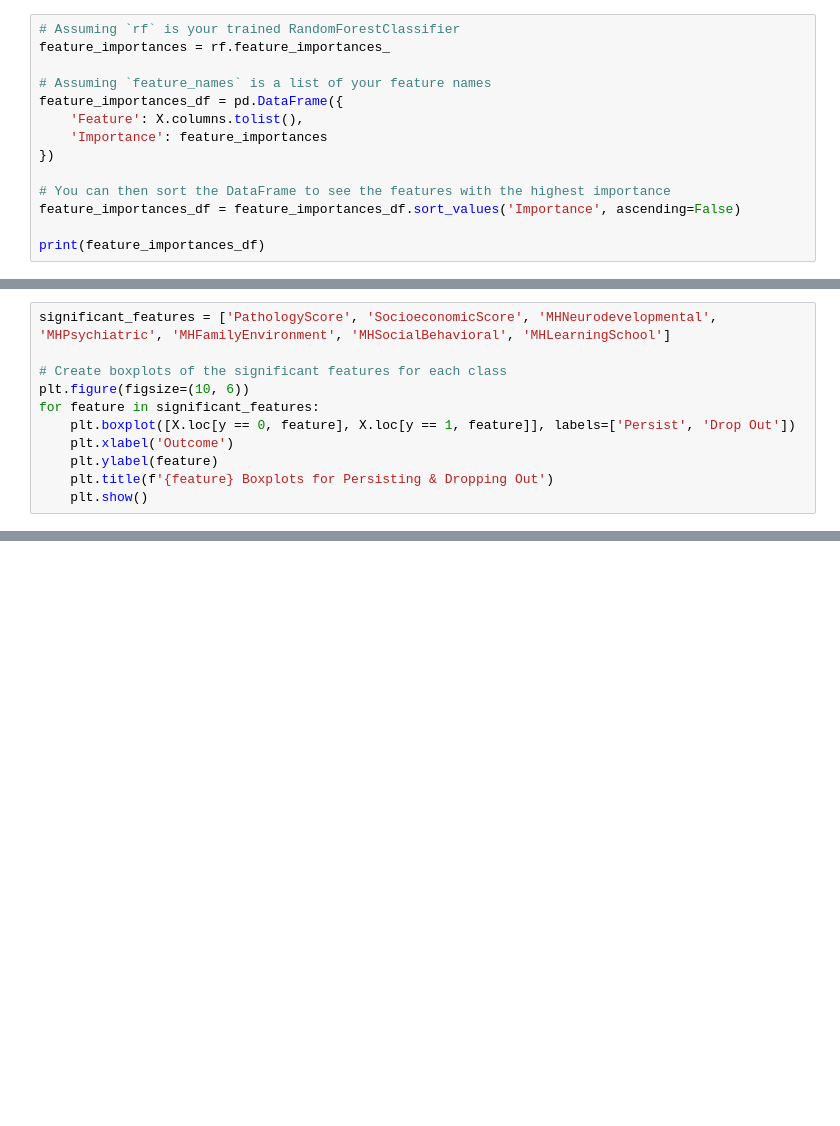
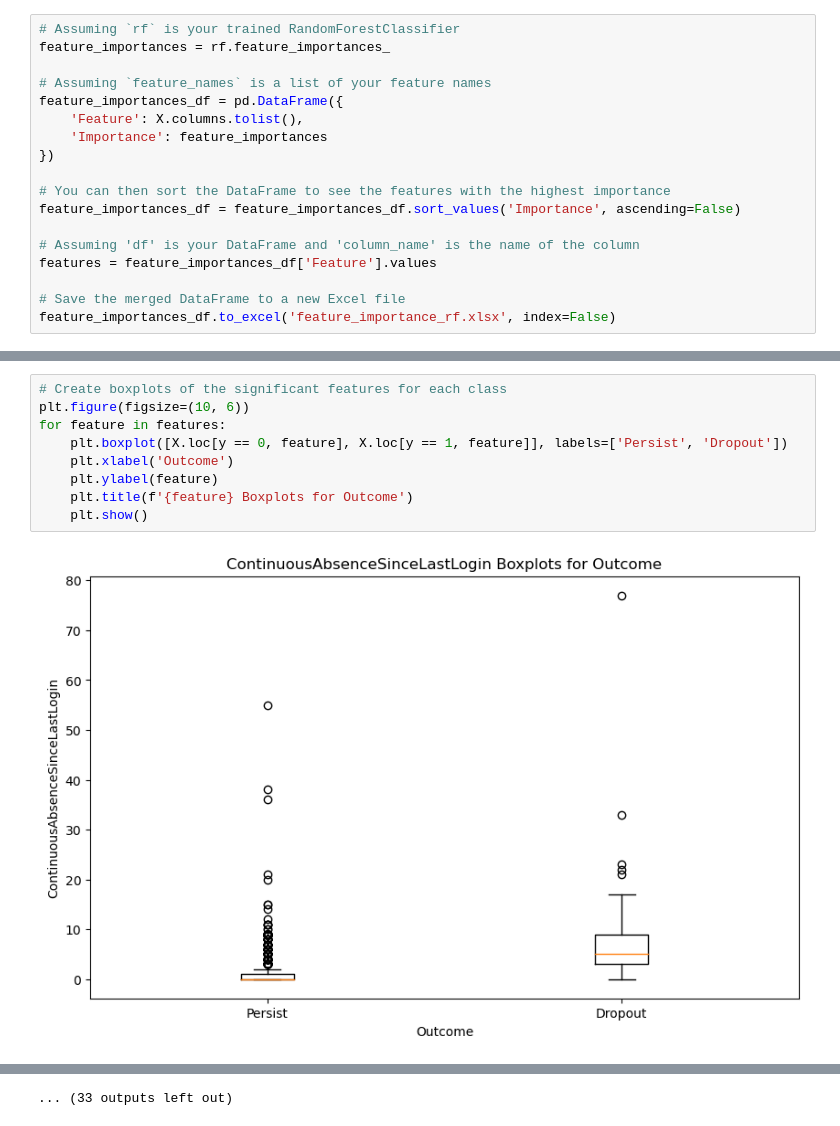
Before and after one commit to rPrinceA495/tumo-fdi-model, a Jupyter notebook: models/random-forest.ipynb, the cells around one changed output, grey strips where cells are left out. Saved outputs shown, nothing was run; the diff lists cells and outputs as text; blank space fills up the shorter version.

```diff
--- a/models/random-forest.ipynb
+++ b/models/random-forest.ipynb
@@ -105,4 +109,8 @@ feature_importances_df = pd.DataFrame({
 # You can then sort the DataFrame to see the features with the highest importance
 feature_importances_df = feature_importances_df.sort_values('Importance', ascending=False)
 
-print(feature_importances_df)
+# Assuming 'df' is your DataFrame and 'column_name' is the name of the column
+features = feature_importances_df['Feature'].values
+
+# Save the merged DataFrame to a new Excel file
+feature_importances_df.to_excel('feature_importance_rf.xlsx', index=False)
@@ -162,11 +130,0 @@ plt.show()
-# %%
-significant_features = ['PathologyScore', 'SocioeconomicScore', 'MHNeurodevelopmental', 'MHPsychiatric', 'MHFamilyEnvironment', 'MHSocialBehavioral', 'MHLearningSchool']
-
-# Create boxplots of the significant features for each class
-plt.figure(figsize=(10, 6))
-for feature in significant_features:
-    plt.boxplot([X.loc[y == 0, feature], X.loc[y == 1, feature]], labels=['Persist', 'Drop Out'])
-    plt.xlabel('Outcome')
-    plt.ylabel(feature)
-    plt.title(f'{feature} Boxplots for Persisting & Dropping Out')
-    plt.show()
@@ -196,0 +143,11 @@ for feature in features:
+# %%
+# Create boxplots of the significant features for each class
+plt.figure(figsize=(10, 6))
+for feature in features:
+    plt.boxplot([X.loc[y == 0, feature], X.loc[y == 1, feature]], labels=['Persist', 'Dropout'])
+    plt.xlabel('Outcome')
+    plt.ylabel(feature)
+    plt.title(f'{feature} Boxplots for Outcome')
+    plt.show()
+# %% [output]
+[figure, added]
@@ -196,0 +165 @@ for feature in features:
+... (33 outputs left out)
```
Also changed, not shown: parts of 23 cells of this notebook, 46 other files.
